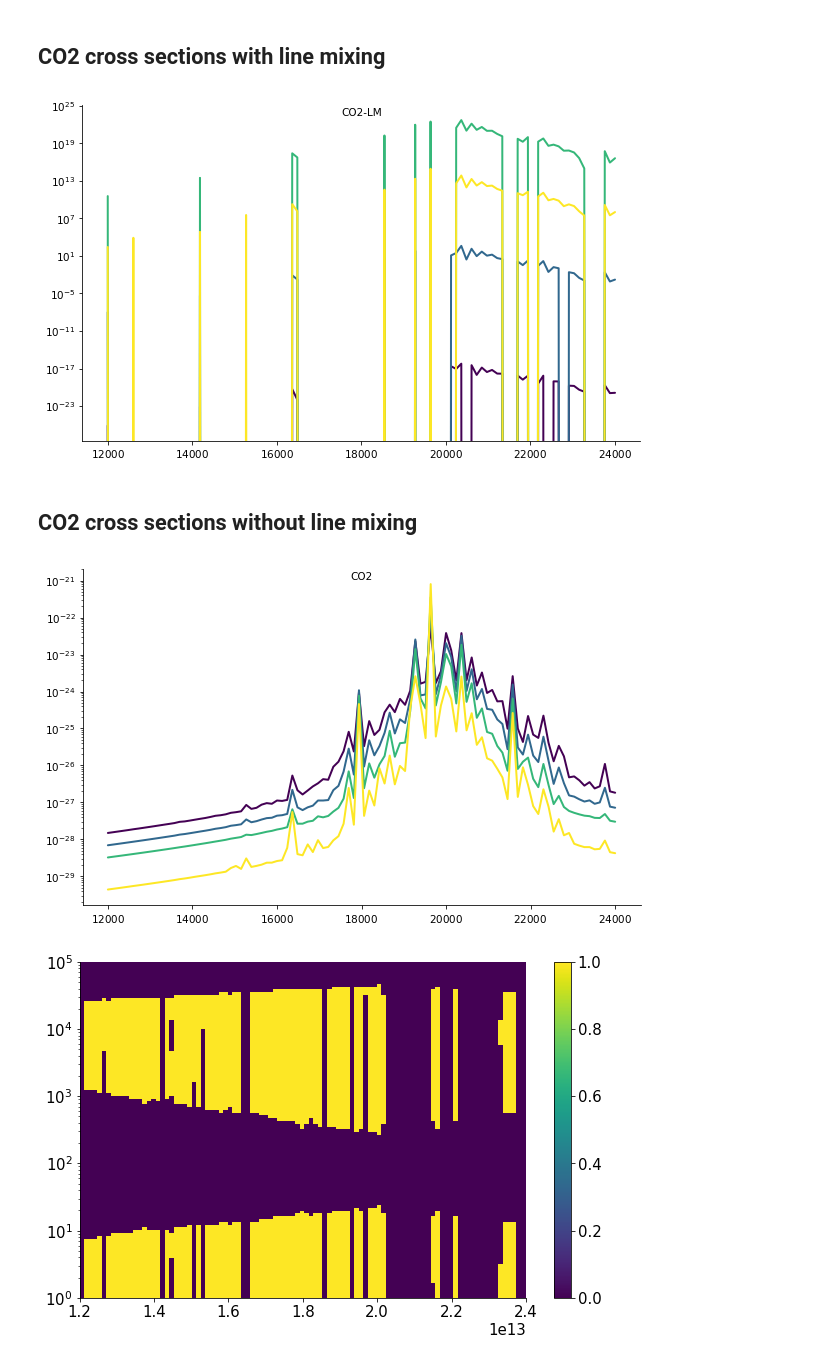
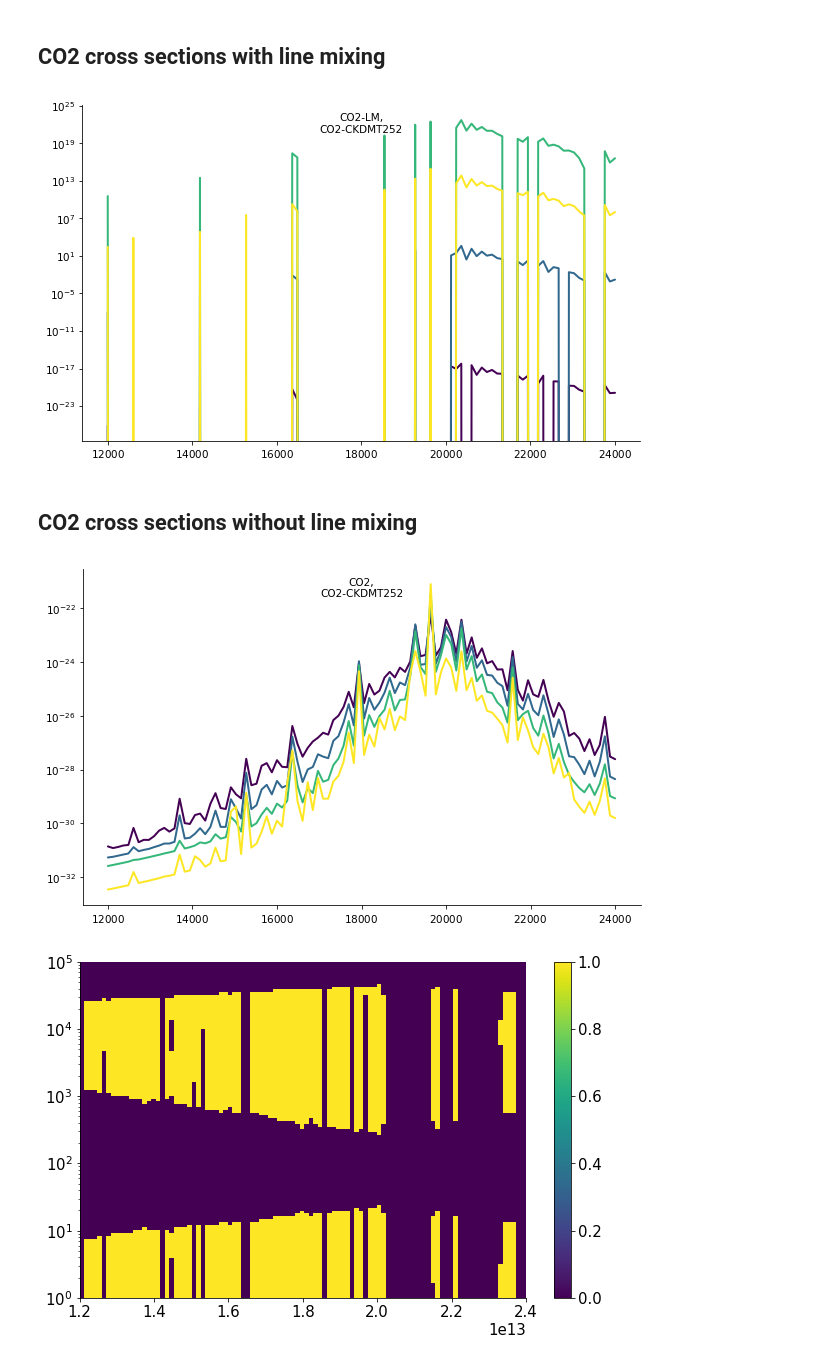
Before and after one commit to olemke/linemixing-test, a Jupyter notebook: linemixing.ipynb, the cells around one changed output. Cells and saved outputs as stored; diff of their text form; code cells hidden in the pictures.

```diff
--- a/linemixing.ipynb
+++ b/linemixing.ipynb
@@ -20,16 +20,16 @@ co2_nolm = abslookup_nolm.absorptioncrosssection[0,3,:,:]
 CO2 cross sections with line mixing
 --
 # %%
-ty.plots.arts_lookup.plot_lookup_xsec(abslookup_lm, [0, 10, 20, 40], species=[["CO2-LM-*-*-*"]])
+ty.plots.arts_lookup.plot_lookup_xsec(abslookup_lm, [0, 10, 20, 40], species=[['CO2-LM-*-*-*', 'CO2-CKDMT252-*-*']])
 # %% [output]
-[figure, old version]
+[figure, new version]
 # %% [markdown]
 CO2 cross sections without line mixing
 --
 # %%
-ty.plots.arts_lookup.plot_lookup_xsec(abslookup_nolm, [0, 10, 20, 40], species=[["CO2-*-*-*"]])
+ty.plots.arts_lookup.plot_lookup_xsec(abslookup_nolm, [0, 10, 20, 40], species=[['CO2-*-*-*', 'CO2-CKDMT252-*-*']])
 # %% [output]
-[figure, old version]
+[figure, new version]
 # %%
 fig, ax = plt.subplots()
 y, x = np.meshgrid(abslookup_lm.pressuregrid, abslookup_lm.frequencygrid)
```
Also changed, not shown: parts of 1 cell of this notebook.
